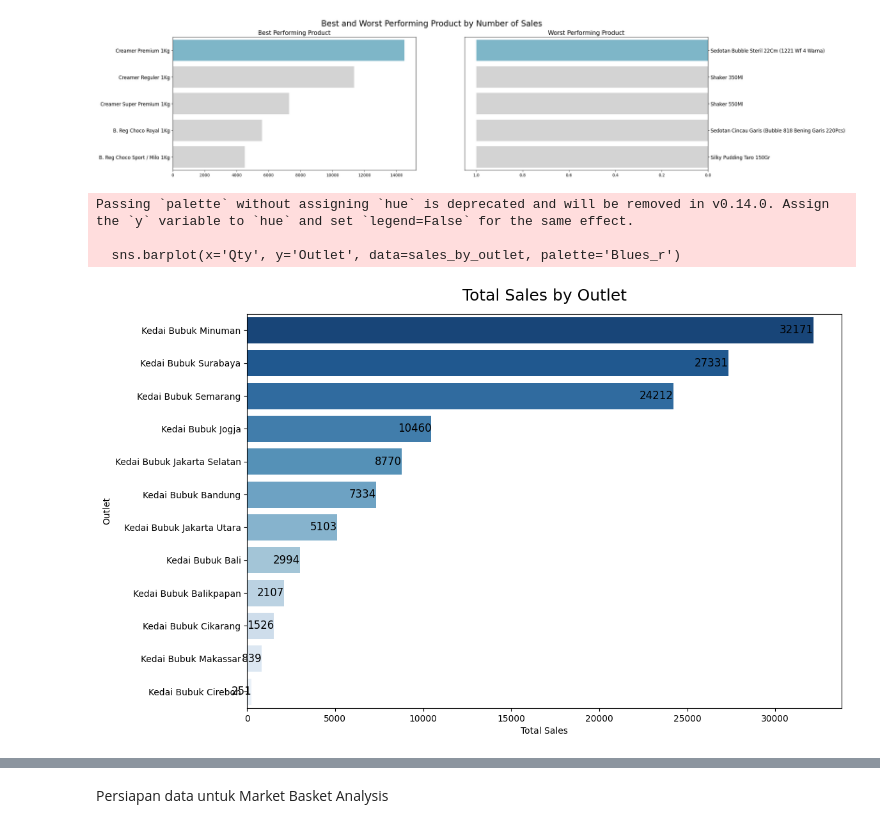
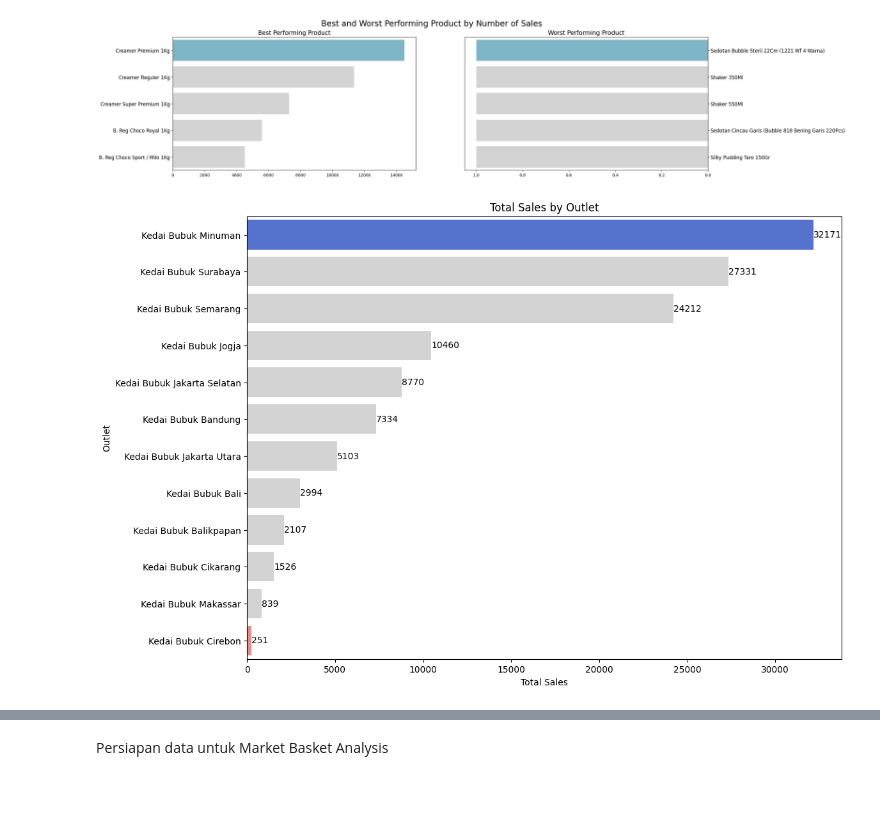
Before and after one commit to sabrinalaillita/fpg-strl, a Jupyter notebook: DataCleansing.ipynb, the cells around one changed output, grey strips where cells are left out. Saved outputs shown, nothing was run; the diff lists cells and outputs as text; code cells hidden in the pictures; blank space fills up the shorter version.

Commit message:
done data cleansing and visualization

```diff
--- a/DataCleansing.ipynb
+++ b/DataCleansing.ipynb
@@ -367,22 +367,27 @@ sales_by_outlet = df_clean.groupby("Outlet")["Qty"].sum().reset_index()
 sales_by_outlet = sales_by_outlet.sort_values(by="Qty", ascending=False)
 # %%
 # Create a bar chart
-plt.figure(figsize=(12, 8))
-sns.barplot(x='Qty', y='Outlet', data=sales_by_outlet, palette='Blues_r')
+def set_custom_palette(series, max_color = 'royalblue', min_color = "lightcoral", other_color = 'lightgrey'):
+    max_val = series.max()
+    min_val = series.min()
+    pal = []
 
-# Add labels to show the number of sales on each bar
+    for item in series:
+        if item == max_val:
+            pal.append(max_color)
+        elif item == min_val:
+            pal.append(min_color)
+        else:
+            pal.append(other_color)
+    return pal
+
+plt.figure(figsize=(12,9))
+ax = sns.barplot(x='Qty', y='Outlet', hue="Outlet", legend=False,
+            data=sales_by_outlet,
+            palette=set_custom_palette(sales_by_outlet['Qty']))
 for index, value in enumerate(sales_by_outlet['Qty']):
-    plt.text(value, index, f'{value}', va='center', ha='right', fontsize=12, color='black')
-
-# Add title and labels
-plt.title('Total Sales by Outlet', fontsize=18, pad=15)
-plt.xlabel('Total Sales')
-plt.ylabel('Outlet')
-
-# Show the plot
-plt.show()
+    plt.text(value + 0.5, index, f'{value}', va='center', ha='left', fontsize=10, color='black')
+ax.set_title('Total Sales by Outlet')
+ax.set(xlabel='Total Sales', ylabel= 'Outlet');
 # %% [output]
-Passing `palette` without assigning `hue` is deprecated and will be removed in v0.14.0. Assign the `y` variable to `hue` and set `legend=False` for the same effect.
-
-  sns.barplot(x='Qty', y='Outlet', data=sales_by_outlet, palette='Blues_r')
-[figure, old version]
+[figure, new version]
```
Also changed, not shown: parts of 9 cells of this notebook, 1 other file.
